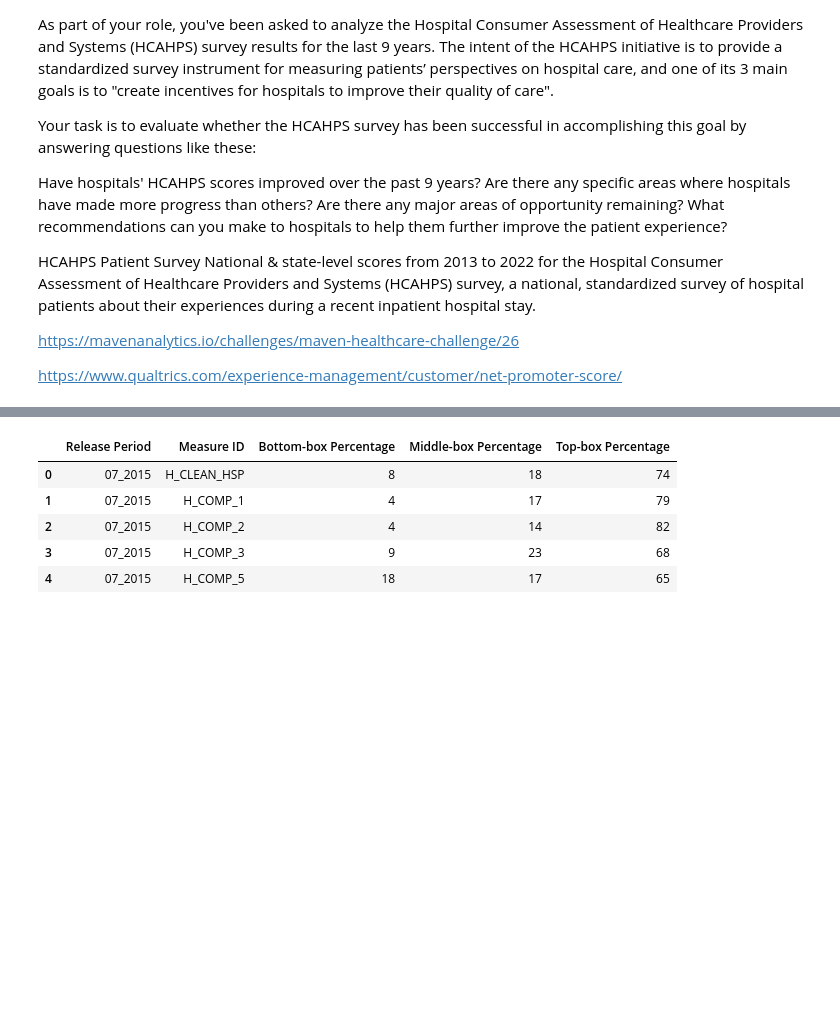
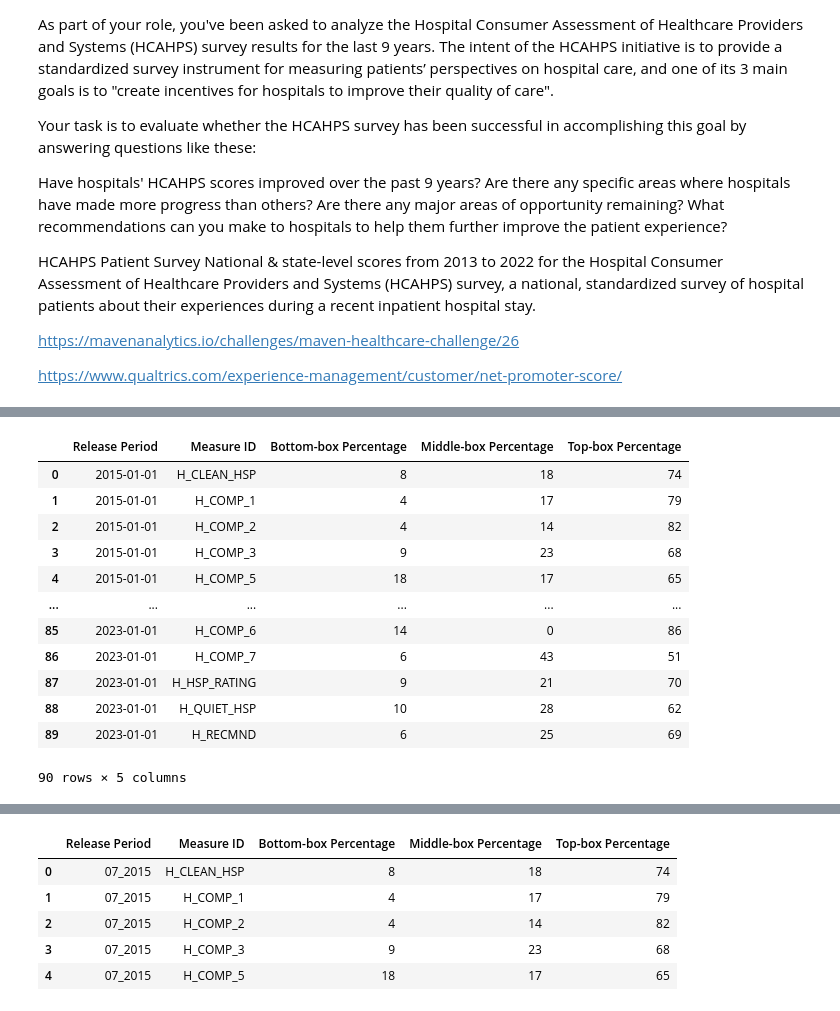
Before and after one commit to andyguo0228/maven_healthcare, a Jupyter notebook: maven_healthcare.ipynb, the cells around one changed output, grey strips where cells are left out. Saved outputs shown, nothing was run; the diff lists cells and outputs as text; code cells hidden in the pictures; blank space fills up the shorter version.

```diff
--- a/maven_healthcare.ipynb
+++ b/maven_healthcare.ipynb
@@ -43,0 +54,16 @@ memory usage: 3.6+ KB
+# %%
+national_results
+# %% [output]
+|  | Release Period | Measure ID | Bottom-box Percentage | Middle-box Percentage | Top-box Percentage |
+| 0 | 2015-01-01 | H_CLEAN_HSP | 8 | 18 | 74 |
+| 1 | 2015-01-01 | H_COMP_1 | 4 | 17 | 79 |
+| 2 | 2015-01-01 | H_COMP_2 | 4 | 14 | 82 |
+| 3 | 2015-01-01 | H_COMP_3 | 9 | 23 | 68 |
+| 4 | 2015-01-01 | H_COMP_5 | 18 | 17 | 65 |
+| ... | ... | ... | ... | ... | ... |
+| 85 | 2023-01-01 | H_COMP_6 | 14 | 0 | 86 |
+| 86 | 2023-01-01 | H_COMP_7 | 6 | 43 | 51 |
+| 87 | 2023-01-01 | H_HSP_RATING | 9 | 21 | 70 |
+| 88 | 2023-01-01 | H_QUIET_HSP | 10 | 28 | 62 |
+| 89 | 2023-01-01 | H_RECMND | 6 | 25 | 69 |
+90 rows × 5 columns
```
Also changed, not shown: parts of 9 cells of this notebook.
